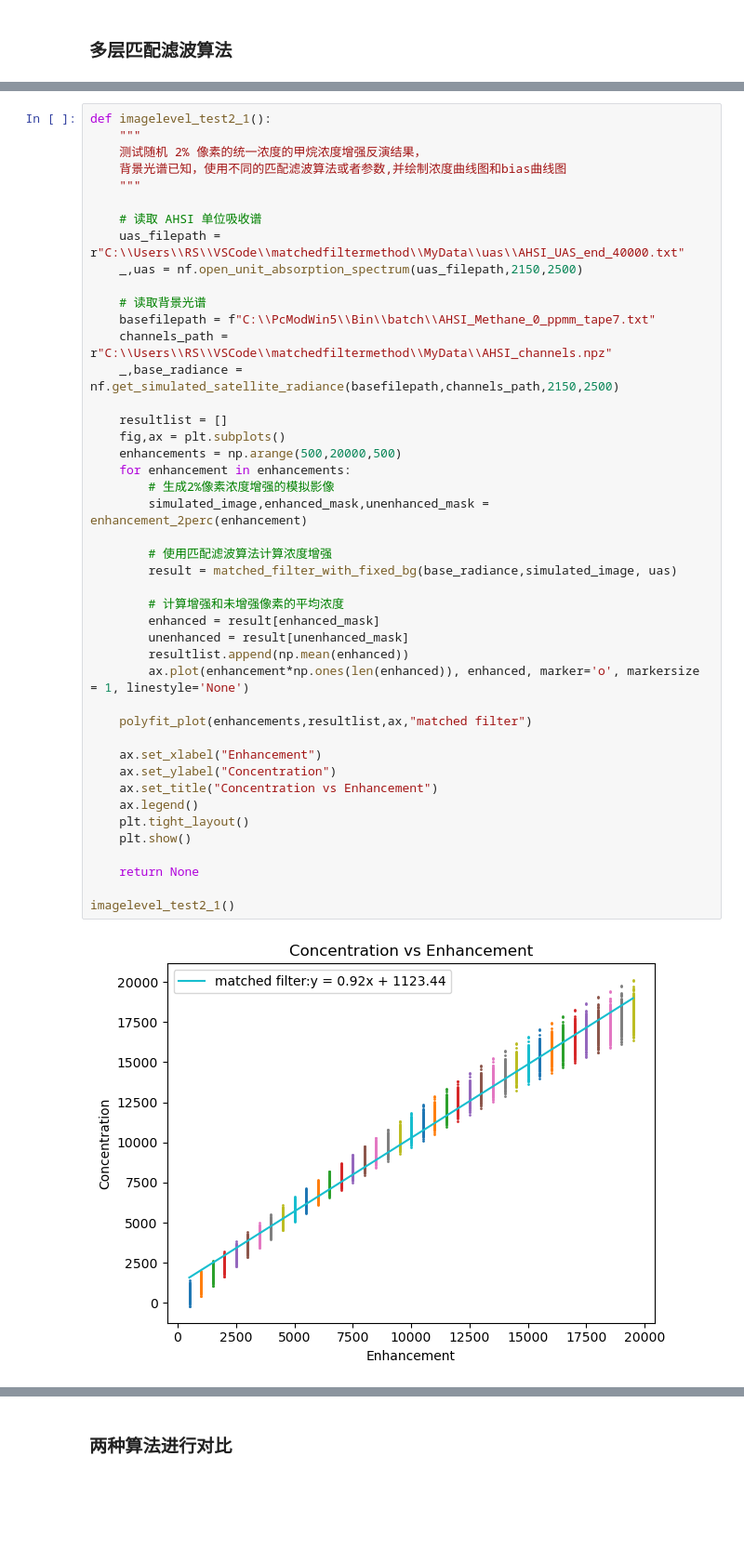
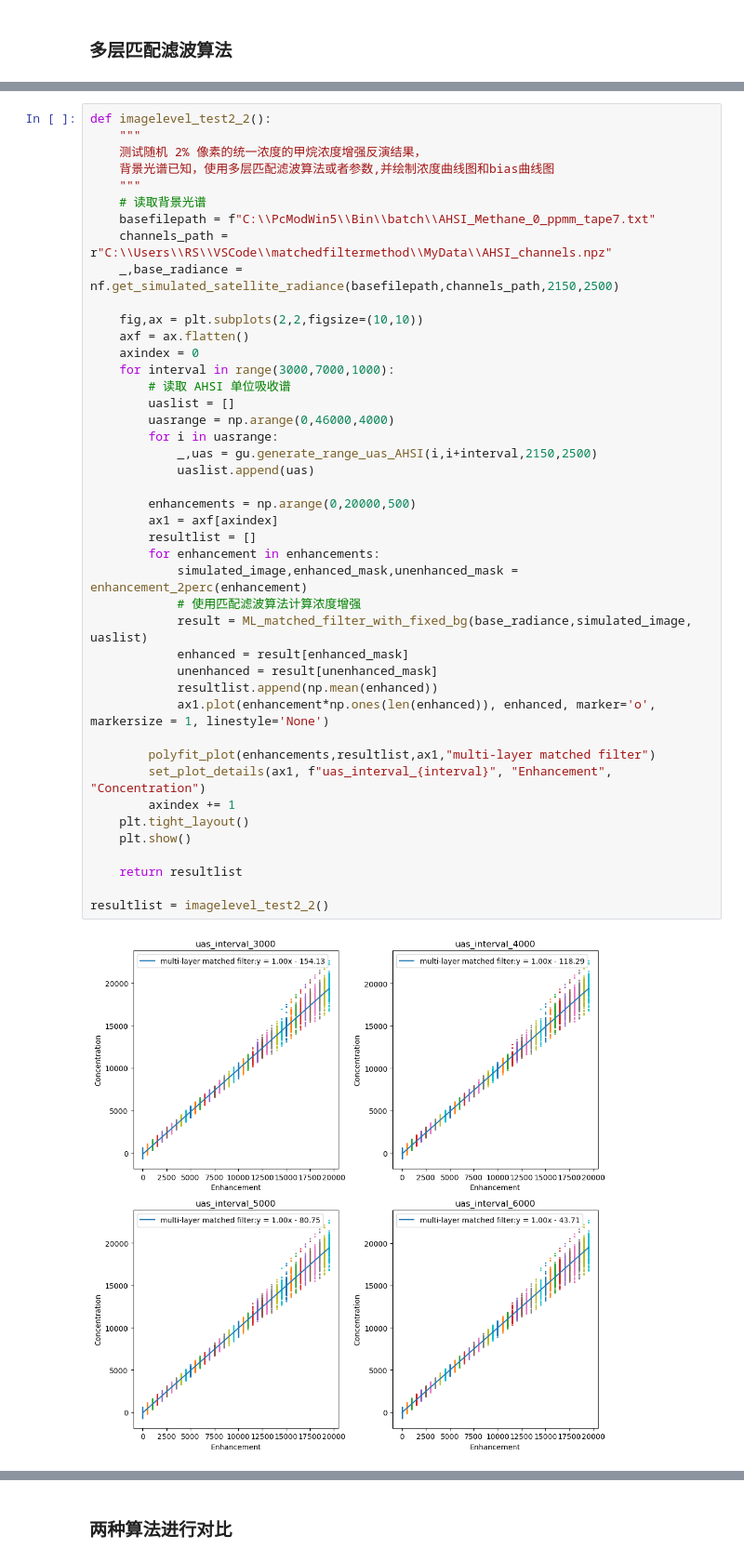
Before and after one commit to Emeric53/MF, a Jupyter notebook: MatchedFilter/algorithm_modification.ipynb, the cells around one changed output, grey strips where cells are left out. Shown at 93% size. Saved outputs shown, nothing was run; the diff lists cells and outputs as text; blank space fills up the shorter version.

```diff
--- a/MatchedFilter/algorithm_modification.ipynb
+++ b/MatchedFilter/algorithm_modification.ipynb
@@ -555,46 +508,45 @@ imagelevel_test1_2()
 # %%
-def imagelevel_test2_1():
+def imagelevel_test2_2():
     """
     测试随机 2% 像素的统一浓度的甲烷浓度增强反演结果，
-    背景光谱已知，使用不同的匹配滤波算法或者参数,并绘制浓度曲线图和bias曲线图
+    背景光谱已知，使用多层匹配滤波算法或者参数,并绘制浓度曲线图和bias曲线图
     """
-
-    # 读取 AHSI 单位吸收谱
-    uas_filepath = r"C:\\Users\\RS\\VSCode\\matchedfiltermethod\\MyData\\uas\\AHSI_UAS_end_40000.txt"
-    _,uas = nf.open_unit_absorption_spectrum(uas_filepath,2150,2500)
-
     # 读取背景光谱
     basefilepath = f"C:\\PcModWin5\\Bin\\batch\\AHSI_Methane_0_ppmm_tape7.txt"
     channels_path = r"C:\\Users\\RS\\VSCode\\matchedfiltermethod\\MyData\\AHSI_channels.npz"
     _,base_radiance = nf.get_simulated_satellite_radiance(basefilepath,channels_path,2150,2500)
 
-    resultlist = []
-    fig,ax = plt.subplots()
-    enhancements = np.arange(500,20000,500)
-    for enhancement in enhancements:
-        # 生成2%像素浓度增强的模拟影像
-        simulated_image,enhanced_mask,unenhanced_mask = enhancement_2perc(enhancement)
+    fig,ax = plt.subplots(2,2,figsize=(10,10))
+    axf = ax.flatten()
+    axindex = 0
+    for interval in range(3000,7000,1000):
+        # 读取 AHSI 单位吸收谱
+        uaslist = []
+        uasrange = np.arange(0,46000,4000)
+        for i in uasrange:
+            _,uas = gu.generate_range_uas_AHSI(i,i+interval,2150,2500)
+            uaslist.append(uas)
 
-        # 使用匹配滤波算法计算浓度增强
-        result = matched_filter_with_fixed_bg(base_radiance,simulated_image, uas)
+        enhancements = np.arange(0,20000,500)
+        ax1 = axf[axindex]
+        resultlist = []
+        for enhancement in enhancements:
+            simulated_image,enhanced_mask,unenhanced_mask = enhancement_2perc(enhancement)
+            # 使用匹配滤波算法计算浓度增强
+            result = ML_matched_filter_with_fixed_bg(base_radiance,simulated_image, uaslist)
+            enhanced = result[enhanced_mask]
+            unenhanced = result[unenhanced_mask]
+            resultlist.append(np.mean(enhanced))
+            ax1.plot(enhancement*np.ones(len(enhanced)), enhanced, marker='o', markersize = 1, linestyle='None')
 
-        # 计算增强和未增强像素的平均浓度
-        enhanced = result[enhanced_mask]
-        unenhanced = result[unenhanced_mask]
-        resultlist.append(np.mean(enhanced))
-        ax.plot(enhancement*np.ones(len(enhanced)), enhanced, marker='o', markersize = 1, linestyle='None')
-
-    polyfit_plot(enhancements,resultlist,ax,"matched filter")
-
-    ax.set_xlabel("Enhancement")
-    ax.set_ylabel("Concentration")
-    ax.set_title("Concentration vs Enhancement")
-    ax.legend()
+        polyfit_plot(enhancements,resultlist,ax1,"multi-layer matched filter")
+        set_plot_details(ax1, f"uas_interval_{interval}", "Enhancement", "Concentration")
+        axindex += 1
     plt.tight_layout()
     plt.show()
 
-    return None
+    return resultlist
 
-imagelevel_test2_1()
+resultlist = imagelevel_test2_2()
 # %% [output]
-[figure, old version]
+[figure, new version]
```
Also changed, not shown: parts of 16 cells of this notebook.
